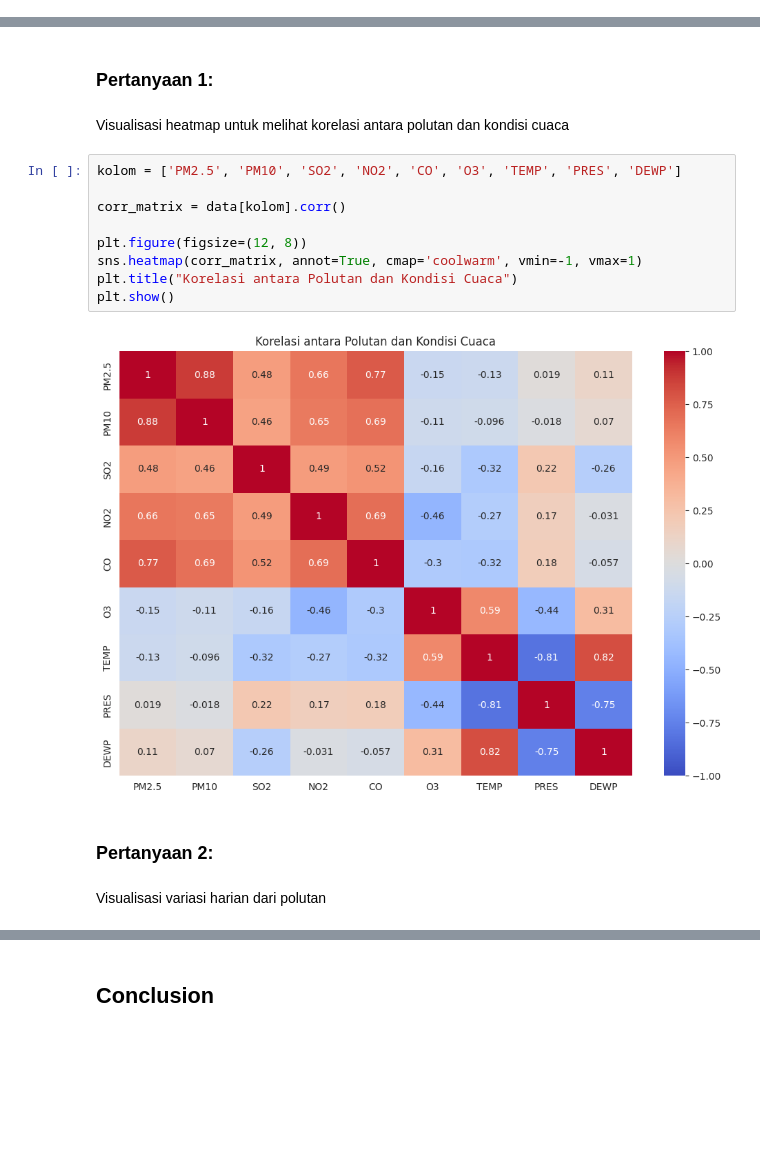
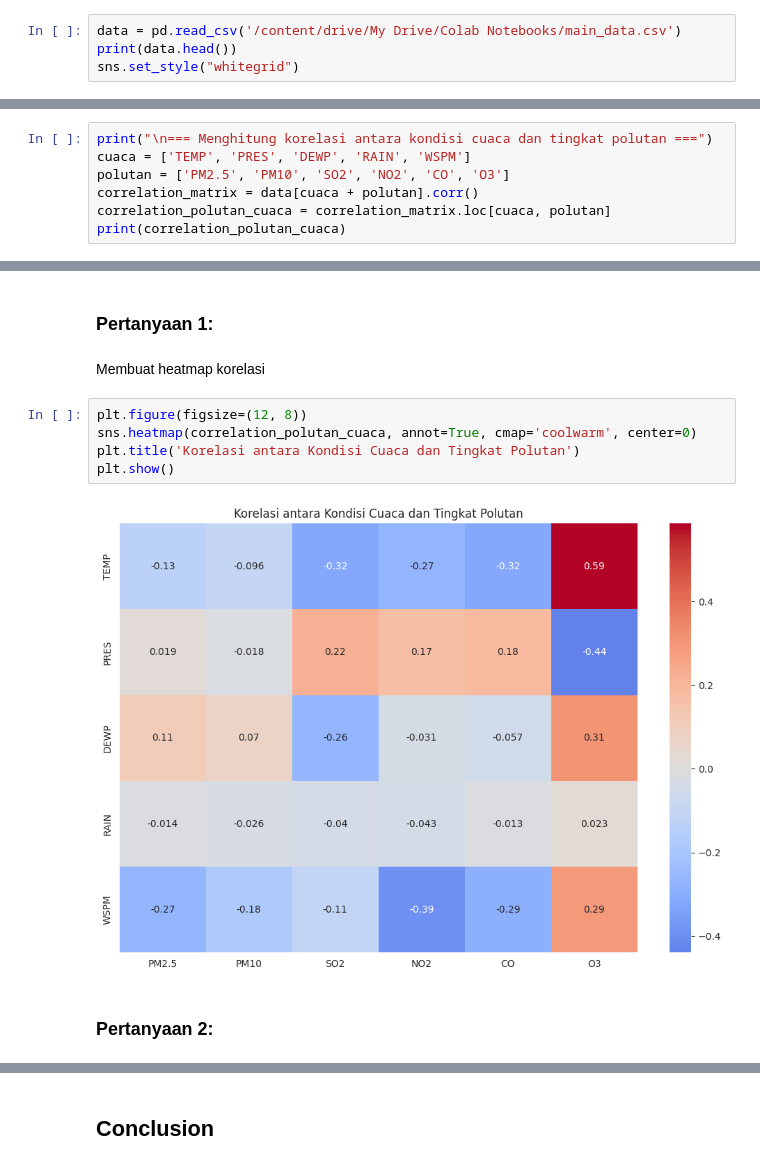
Before and after one commit to afdanirawan/submission, a Jupyter notebook: notebook.ipynb, the cells around one changed output, grey strips where cells are left out. Drawn from its saved outputs; the diff is of its cells as text; blank space fills up the shorter version.

```diff
--- a/notebook.ipynb
+++ b/notebook.ipynb
@@ -345,0 +253,4 @@ for feature in features:
+# %%
+data = pd.read_csv('/content/drive/My Drive/Colab Notebooks/main_data.csv')
+print(data.head())
+sns.set_style("whitegrid")
@@ -345,0 +273,7 @@ for feature in features:
+# %%
+print("\n=== Menghitung korelasi antara kondisi cuaca dan tingkat polutan ===")
+cuaca = ['TEMP', 'PRES', 'DEWP', 'RAIN', 'WSPM']
+polutan = ['PM2.5', 'PM10', 'SO2', 'NO2', 'CO', 'O3']
+correlation_matrix = data[cuaca + polutan].corr()
+correlation_polutan_cuaca = correlation_matrix.loc[cuaca, polutan]
+print(correlation_polutan_cuaca)
@@ -347,20 +409,14 @@ for feature in features:
 ## Visualization & Explanatory Analysis
 # %% [markdown]
 ### Pertanyaan 1:
-# %% [markdown]
-Visualisasi heatmap untuk melihat korelasi antara polutan dan kondisi cuaca
+# %% [markdown]
+Membuat heatmap korelasi
 # %%
-kolom = ['PM2.5', 'PM10', 'SO2', 'NO2', 'CO', 'O3', 'TEMP', 'PRES', 'DEWP']
-
-corr_matrix = data[kolom].corr()
-
 plt.figure(figsize=(12, 8))
-sns.heatmap(corr_matrix, annot=True, cmap='coolwarm', vmin=-1, vmax=1)
-plt.title("Korelasi antara Polutan dan Kondisi Cuaca")
+sns.heatmap(correlation_polutan_cuaca, annot=True, cmap='coolwarm', center=0)
+plt.title('Korelasi antara Kondisi Cuaca dan Tingkat Polutan')
 plt.show()
 # %% [output]
-[figure, old version]
+[figure, new version]
 # %% [markdown]
 ### Pertanyaan 2:
-# %% [markdown]
-Visualisasi variasi harian dari polutan
```
Also changed, not shown: parts of 100 cells of this notebook, 4 other files.
